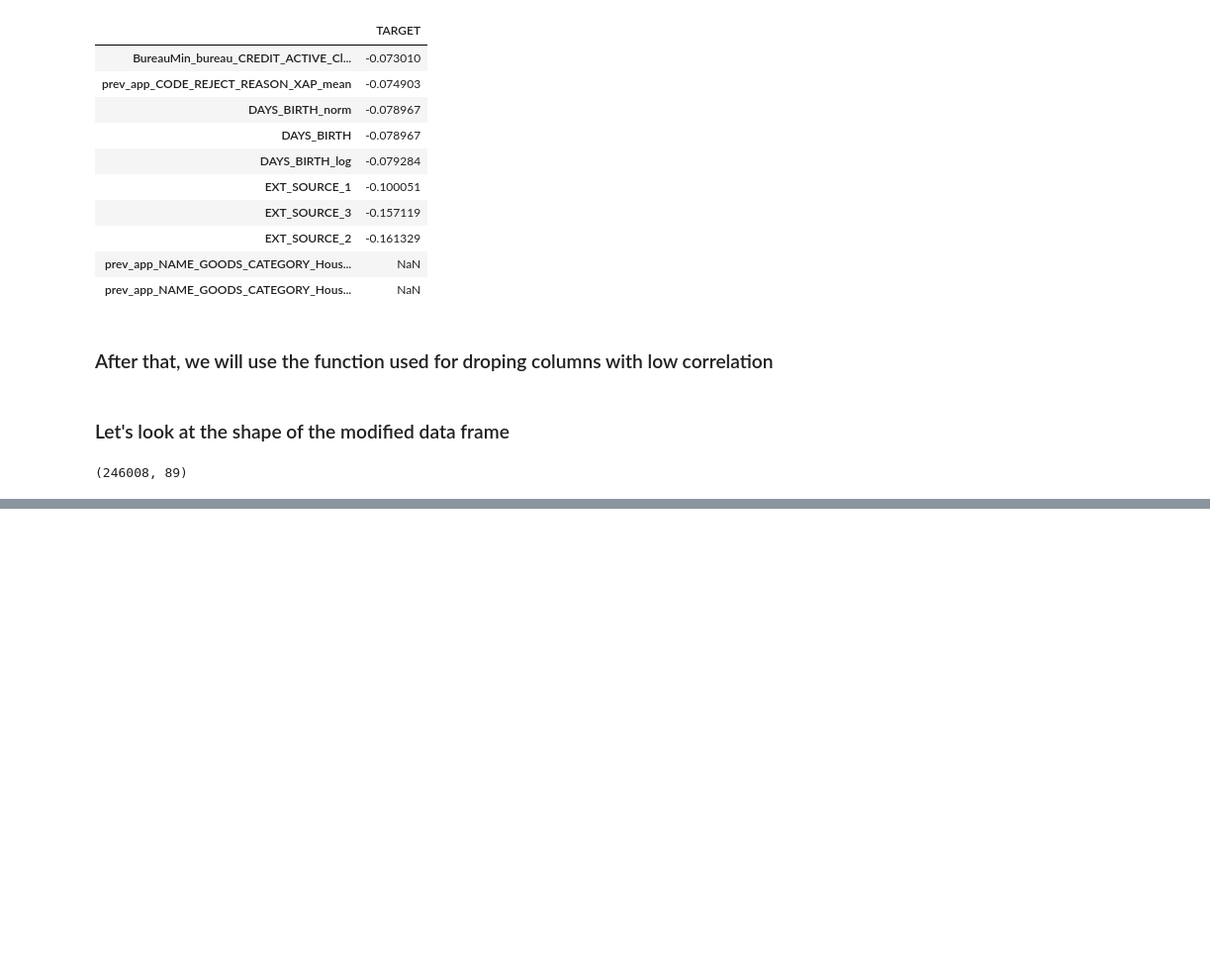
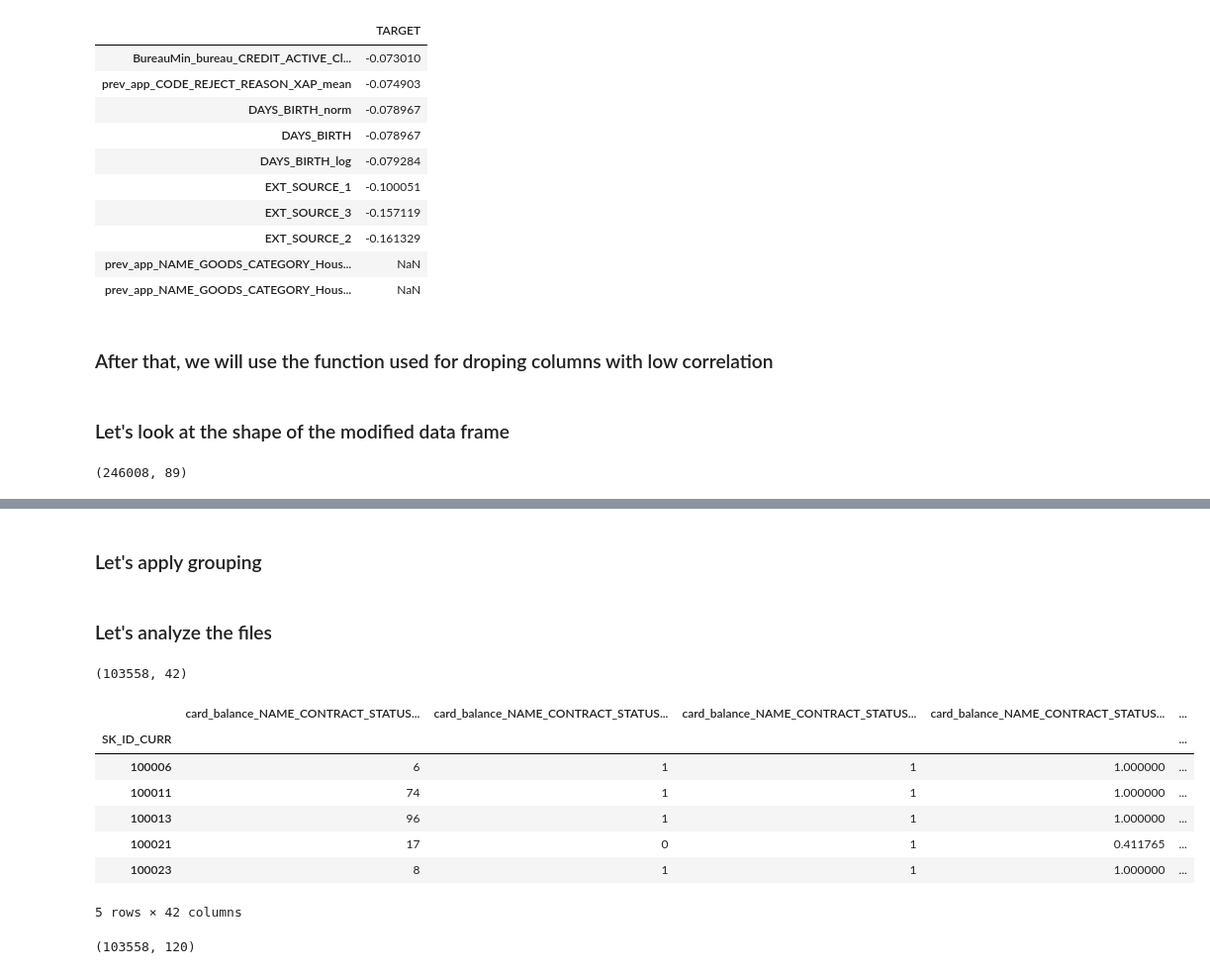
Before and after one commit to IML-Project/Home_Credit_Default_Risk_Project, a Jupyter notebook: FeatureEngineering.ipynb, the cells around one changed output, grey strips where cells are left out. Shown: that part at 99% size. Drawn from its saved outputs; the diff is of its cells as text; code cells hidden in the pictures; blank space fills up the shorter version.

```diff
--- a/FeatureEngineering.ipynb
+++ b/FeatureEngineering.ipynb
@@ -761,0 +825,9 @@ main_data.to_csv('./featureData.csv')
+# %%
+credit_card_balance = fill_missing_values(credit_card_balance, mean = False)
+# %% [markdown]
+### Let's apply grouping
+# %%
+card_bal_obj_grp = group_object_values(credit_card_balance,
+                                      'card_balance',
+                                      groupby_id = 'SK_ID_CURR',
+                                      grouping_statistics = ['count', 'min', 'max', 'mean', 'median', 'sum'])
@@ -761,0 +839,21 @@ main_data.to_csv('./featureData.csv')
+# %% [markdown]
+### Let's analyze the files
+# %%
+card_bal_obj_grp.shape
+# %% [output]
+(103558, 42)
+# %%
+card_bal_obj_grp.head(5)
+# %% [output]
+|  | card_balance_NAME_CONTRACT_STATUS... | card_balance_NAME_CONTRACT_STATUS... | card_balance_NAME_CONTRACT_STATUS... | card_balance_NAME_CONTRACT_STATUS... | ... |
+| SK_ID_CURR |  |  |  |  | ... |
+| 100006 | 6 | 1 | 1 | 1.000000 | ... |
+| 100011 | 74 | 1 | 1 | 1.000000 | ... |
+| 100013 | 96 | 1 | 1 | 1.000000 | ... |
+| 100021 | 17 | 0 | 1 | 0.411765 | ... |
+| 100023 | 8 | 1 | 1 | 1.000000 | ... |
+5 rows × 42 columns
+# %%
+card_bal_obj_numr.shape
+# %% [output]
+(103558, 120)
```
Also changed, not shown: parts of 22 cells of this notebook.
